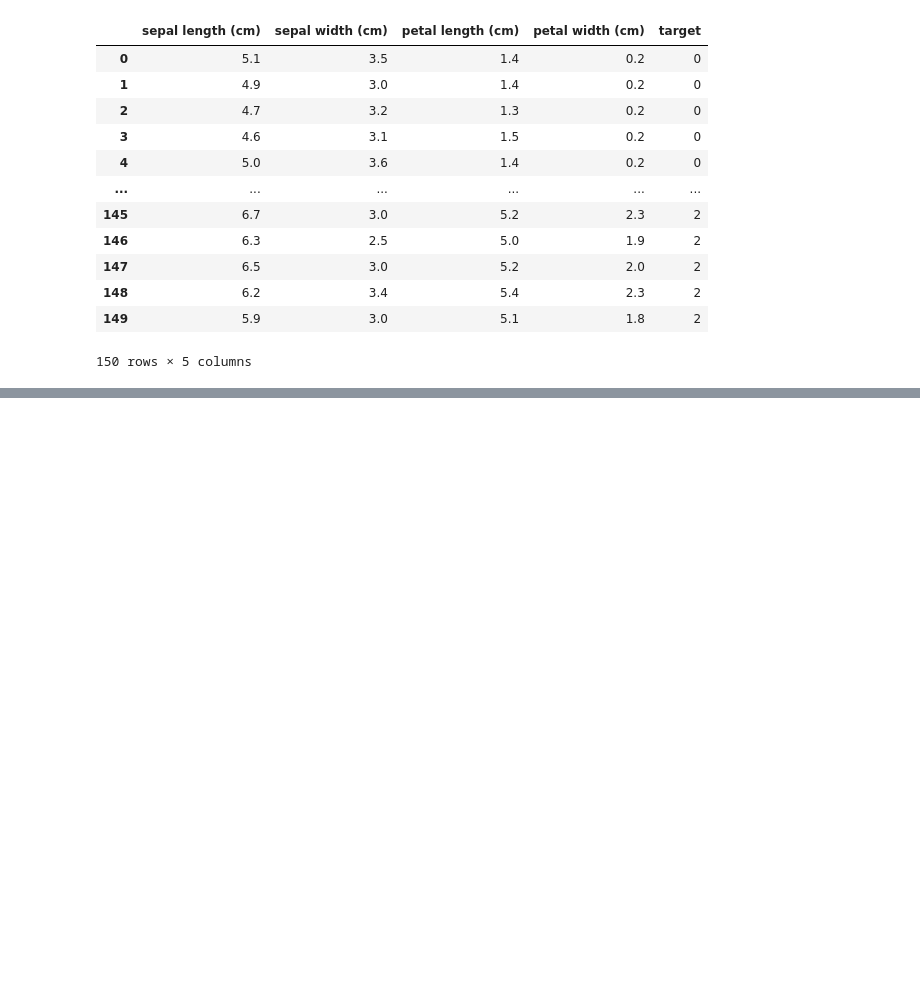
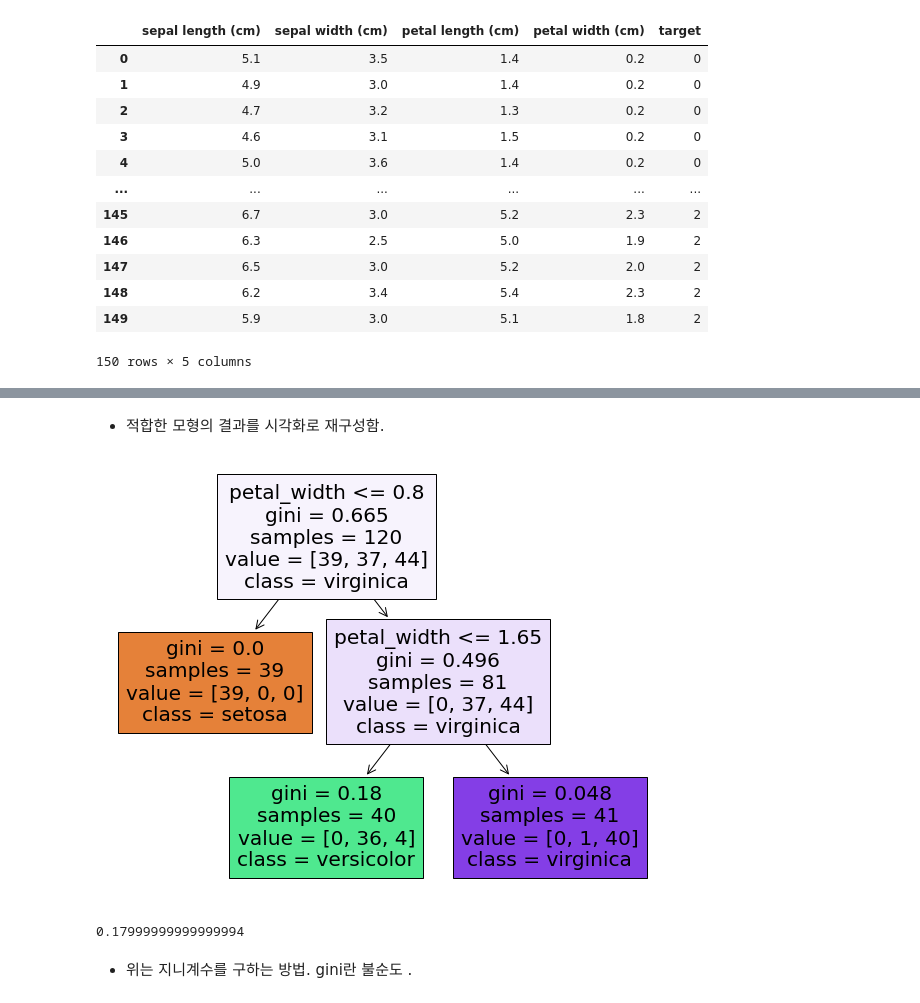
Before and after one commit to Sam-SangJoonPark/Python_basic_practice, a Jupyter notebook: ml_iris_sample.ipynb, the cells around one changed output, grey strips where cells are left out. Saved outputs shown, nothing was run; the diff lists cells and outputs as text; code cells hidden in the pictures; blank space fills up the shorter version.

```diff
--- a/ml_iris_sample.ipynb
+++ b/ml_iris_sample.ipynb
@@ -69,0 +186,18 @@ df_iris
+# %% [markdown]
+ - 적합한 모형의 결과를 시각화로 재구성함.
+# %%
+import matplotlib.pyplot as plt
+
+explt_vars = ["sepal_length", "sepal_width","petal_length","petal_width"]
+fct_val = {0:'setosa', 1 : 'versicolor', 2: 'virginica'}
+
+plt.figure(figsize=(10,8))
+plot_tree(dt_clf,feature_names=explt_vars,class_names=fct_val,filled=True) ;
+# %% [output]
+[figure, added]
+# %%
+1-(0/40)**2 - (36/40)**2 - (4/40)**2
+# %% [output]
+0.17999999999999994
+# %% [markdown]
+ - 위는 지니계수를 구하는 방법. gini란 불순도 .
```
Also changed, not shown: parts of 15 cells of this notebook.
